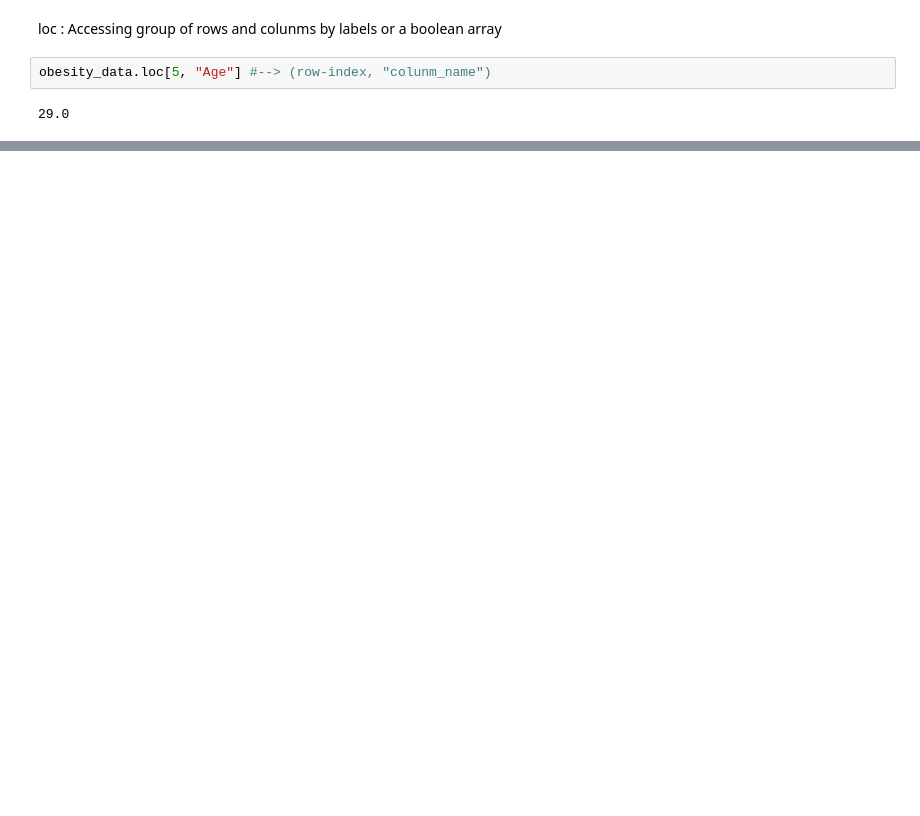
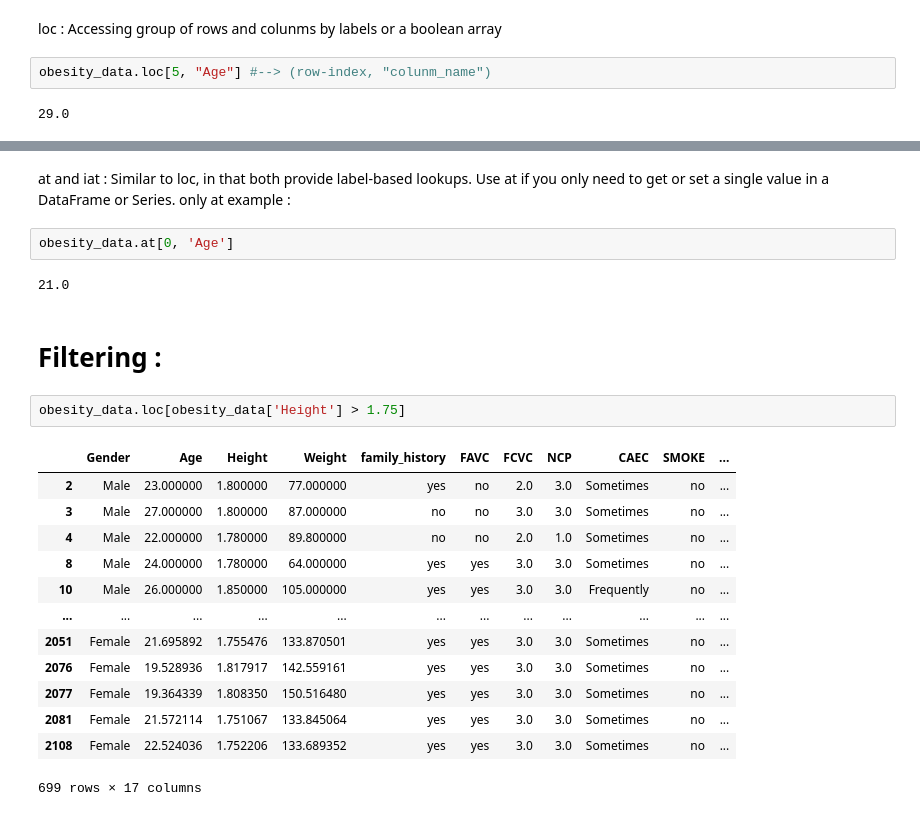
Before and after one commit to Nevin100/Pandas-PlayGround, a Jupyter notebook: Pandas.ipynb, the cells around one changed output, grey strips where cells are left out. Saved outputs shown, nothing was run; the diff lists cells and outputs as text; blank space fills up the shorter version.

Commit message:
Learning Filtering

```diff
--- a/Pandas.ipynb
+++ b/Pandas.ipynb
@@ -174,0 +191,25 @@ Name: Age, dtype: float64
+# %% [markdown]
+at and iat : Similar to loc, in that both provide label-based lookups. Use at if you only need to get or set a single value in a DataFrame or Series.
+only at example :
+# %%
+obesity_data.at[0, 'Age']
+# %% [output]
+21.0
+# %% [markdown]
+# Filtering :
+# %%
+obesity_data.loc[obesity_data['Height'] > 1.75]
+# %% [output]
+|  | Gender | Age | Height | Weight | family_history | FAVC | FCVC | NCP | CAEC | SMOKE | ... |
+| 2 | Male | 23.000000 | 1.800000 | 77.000000 | yes | no | 2.0 | 3.0 | Sometimes | no | ... |
+| 3 | Male | 27.000000 | 1.800000 | 87.000000 | no | no | 3.0 | 3.0 | Sometimes | no | ... |
+| 4 | Male | 22.000000 | 1.780000 | 89.800000 | no | no | 2.0 | 1.0 | Sometimes | no | ... |
+| 8 | Male | 24.000000 | 1.780000 | 64.000000 | yes | yes | 3.0 | 3.0 | Sometimes | no | ... |
+| 10 | Male | 26.000000 | 1.850000 | 105.000000 | yes | yes | 3.0 | 3.0 | Frequently | no | ... |
+| ... | ... | ... | ... | ... | ... | ... | ... | ... | ... | ... | ... |
+| 2051 | Female | 21.695892 | 1.755476 | 133.870501 | yes | yes | 3.0 | 3.0 | Sometimes | no | ... |
+| 2076 | Female | 19.528936 | 1.817917 | 142.559161 | yes | yes | 3.0 | 3.0 | Sometimes | no | ... |
+| 2077 | Female | 19.364339 | 1.808350 | 150.516480 | yes | yes | 3.0 | 3.0 | Sometimes | no | ... |
+| 2081 | Female | 21.572114 | 1.751067 | 133.845064 | yes | yes | 3.0 | 3.0 | Sometimes | no | ... |
+| 2108 | Female | 22.524036 | 1.752206 | 133.689352 | yes | yes | 3.0 | 3.0 | Sometimes | no | ... |
+699 rows × 17 columns
```
Also changed, not shown: parts of 5 cells of this notebook.
